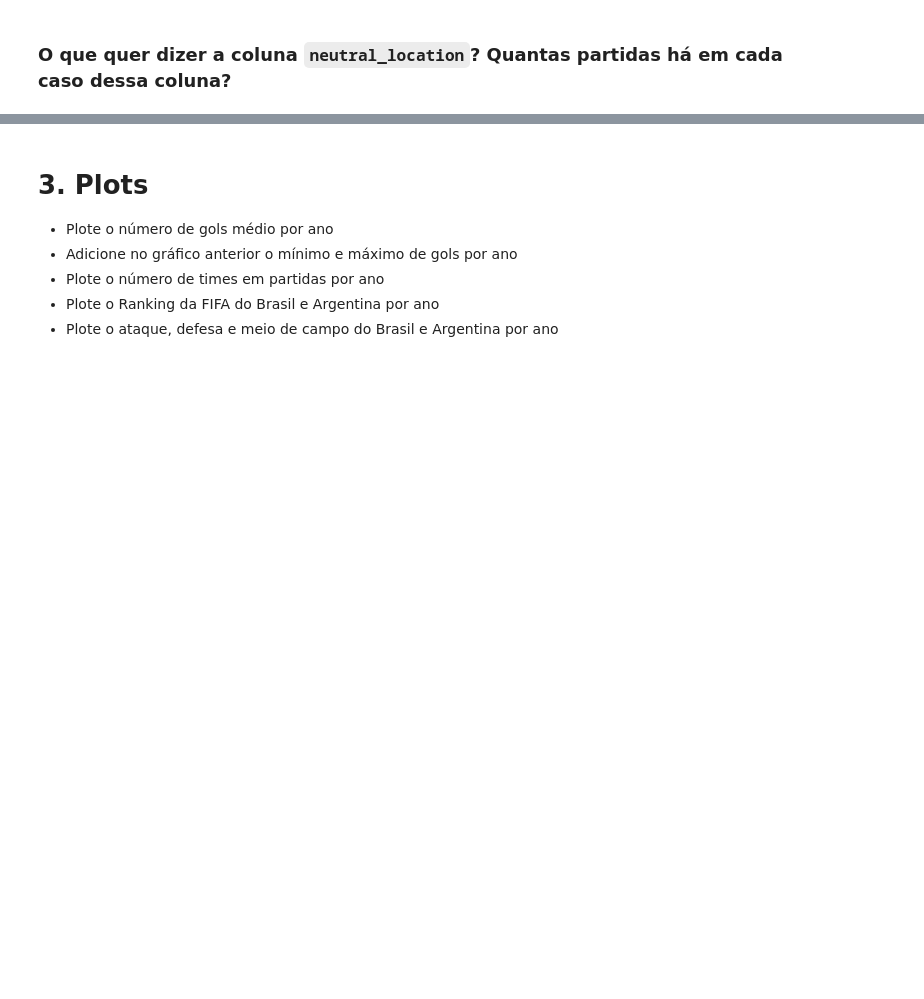
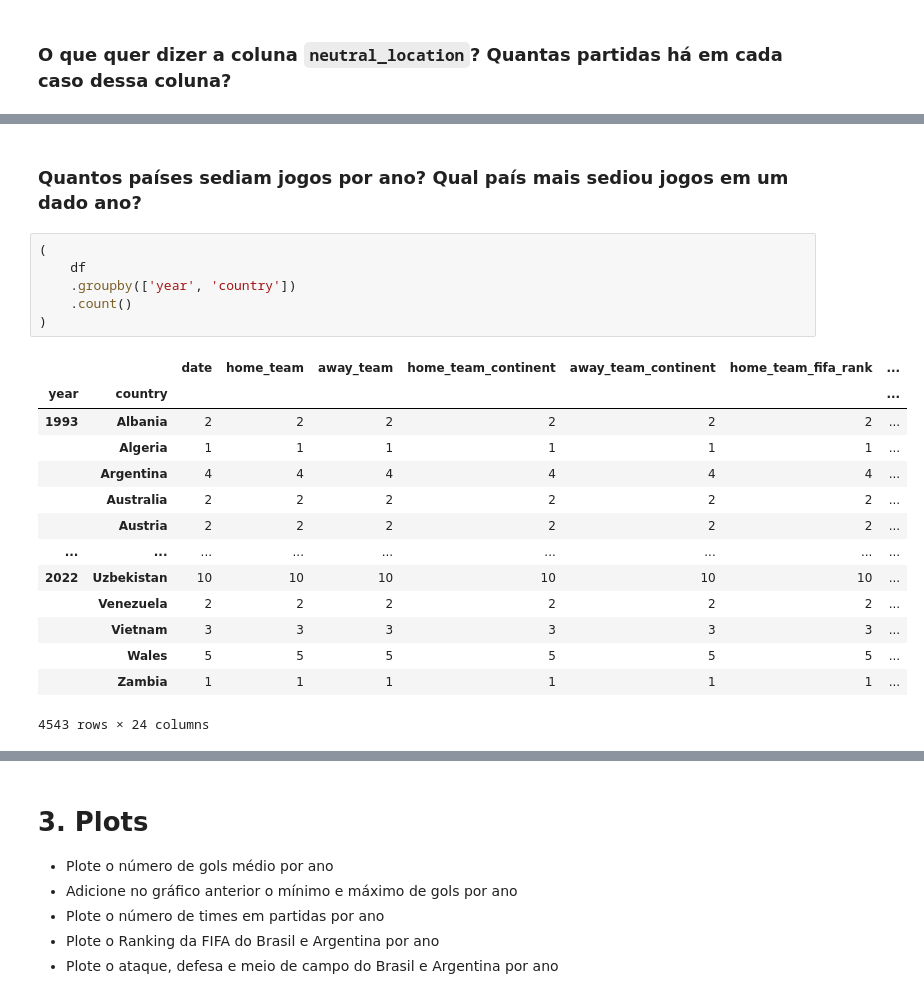
Before and after one commit to lgabs/copa22-forecast, a Jupyter notebook: code/lessons/Aula 1 - Análise de Dados.ipynb, the cells around one changed output, grey strips where cells are left out. Cells and saved outputs as stored; diff of their text form; blank space fills up the shorter version.

```diff
--- a/code/lessons/Aula 1 - Análise de Dados.ipynb
+++ b/code/lessons/Aula 1 - Análise de Dados.ipynb
@@ -267,0 +599,23 @@ df[~df.neutral_location].sample(5)[['date', 'home_team', 'away_team', 'city', 'n
+# %% [markdown]
+### Quantos países sediam jogos por ano? Qual país mais sediou jogos em um dado ano?
+# %%
+(
+    df
+    .groupby(['year', 'country'])
+    .count()
+)
+# %% [output]
+|  |  | date | home_team | away_team | home_team_continent | away_team_continent | home_team_fifa_rank | ... |
+| year | country |  |  |  |  |  |  | ... |
+| 1993 | Albania | 2 | 2 | 2 | 2 | 2 | 2 | ... |
+|  | Algeria | 1 | 1 | 1 | 1 | 1 | 1 | ... |
+|  | Argentina | 4 | 4 | 4 | 4 | 4 | 4 | ... |
+|  | Australia | 2 | 2 | 2 | 2 | 2 | 2 | ... |
+|  | Austria | 2 | 2 | 2 | 2 | 2 | 2 | ... |
+| ... | ... | ... | ... | ... | ... | ... | ... | ... |
+| 2022 | Uzbekistan | 10 | 10 | 10 | 10 | 10 | 10 | ... |
+|  | Venezuela | 2 | 2 | 2 | 2 | 2 | 2 | ... |
+|  | Vietnam | 3 | 3 | 3 | 3 | 3 | 3 | ... |
+|  | Wales | 5 | 5 | 5 | 5 | 5 | 5 | ... |
+|  | Zambia | 1 | 1 | 1 | 1 | 1 | 1 | ... |
+4543 rows × 24 columns
```
Also changed, not shown: parts of 47 cells of this notebook.
